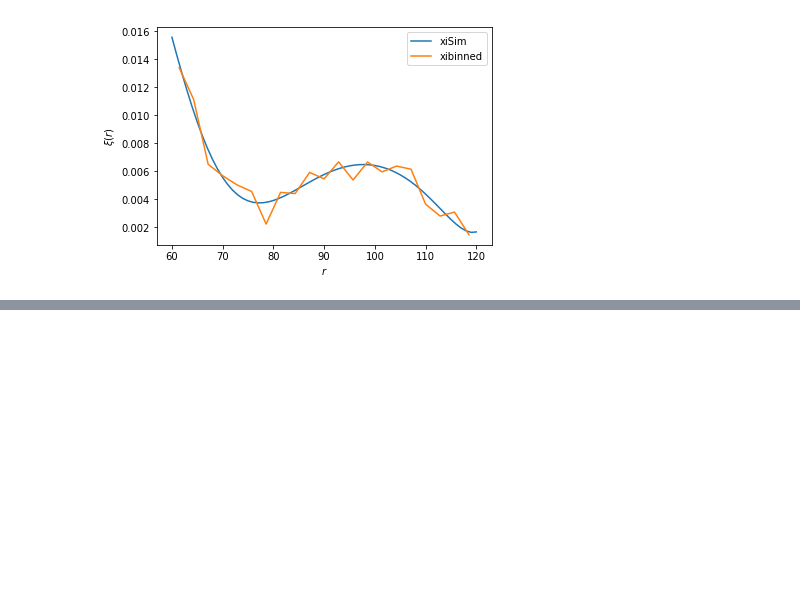
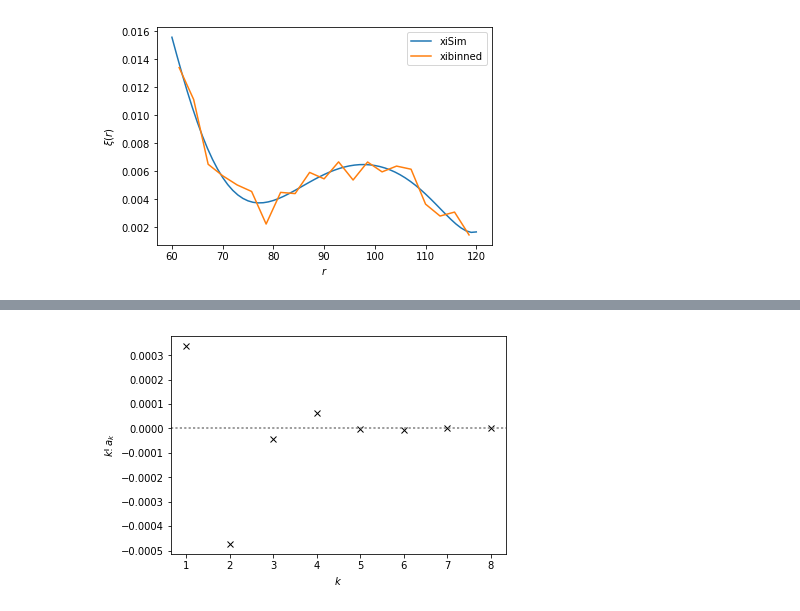
Before and after one commit to marmusso/xi-without-bins, a Jupyter notebook: XiCenLagu.ipynb, the cells around one changed output, grey strips where cells are left out. Cells and saved outputs as stored; diff of their text form; code cells hidden in the pictures; blank space fills up the shorter version.

```diff
--- a/XiCenLagu.ipynb
+++ b/XiCenLagu.ipynb
@@ -263,0 +274,13 @@ plt.show()
+# %%
+k = np.arange(1,nk+1)
+coef = np.zeros(nk)
+for i in range(nk):
+    coef[i] = math.factorial(i+1)*aSim[i]
+# %%
+plt.plot(k, coef, 'x', color='black')
+plt.axhline(y=0, color='gray', linestyle='dotted')
+plt.ylabel(r'$k! a_k$')
+plt.xlabel(r'$k$')
+plt.show()
+# %% [output]
+[figure, added]
```
Also changed, not shown: parts of 9 cells of this notebook, 1 other file.
